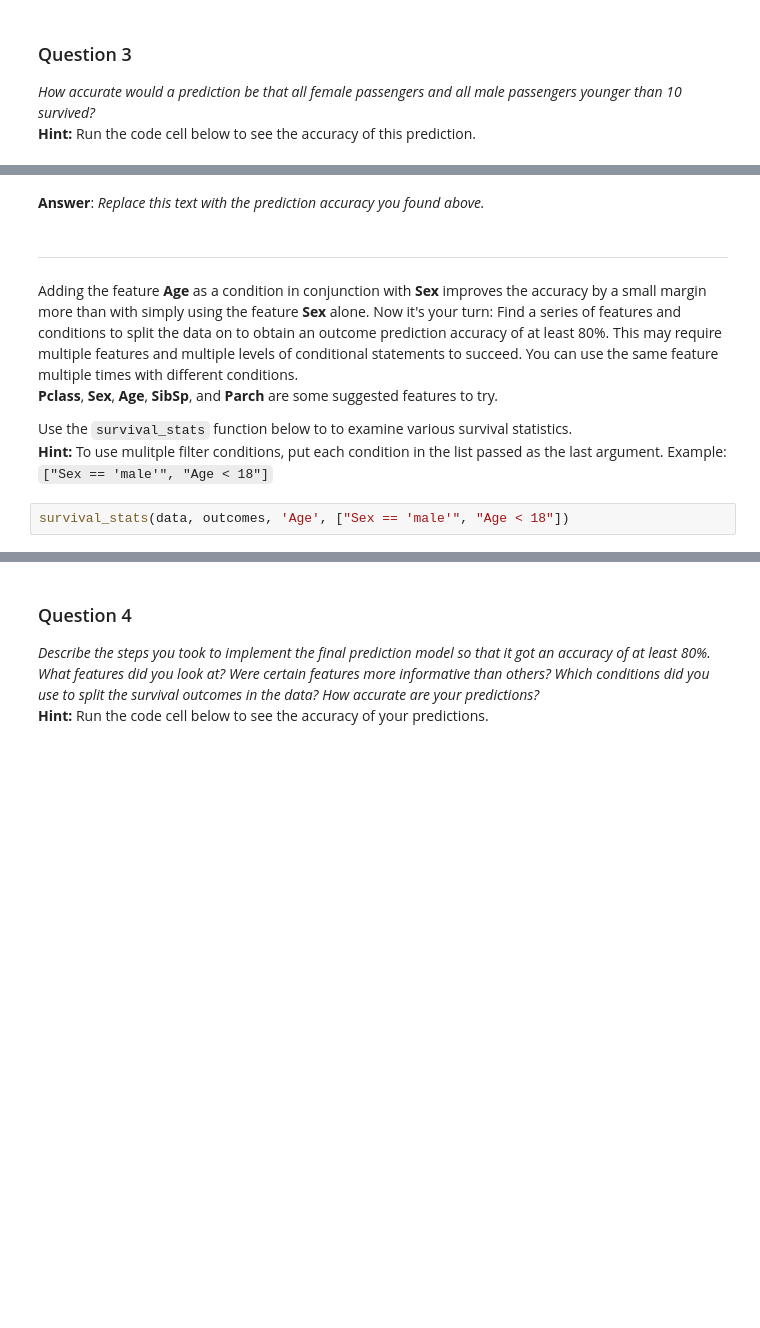
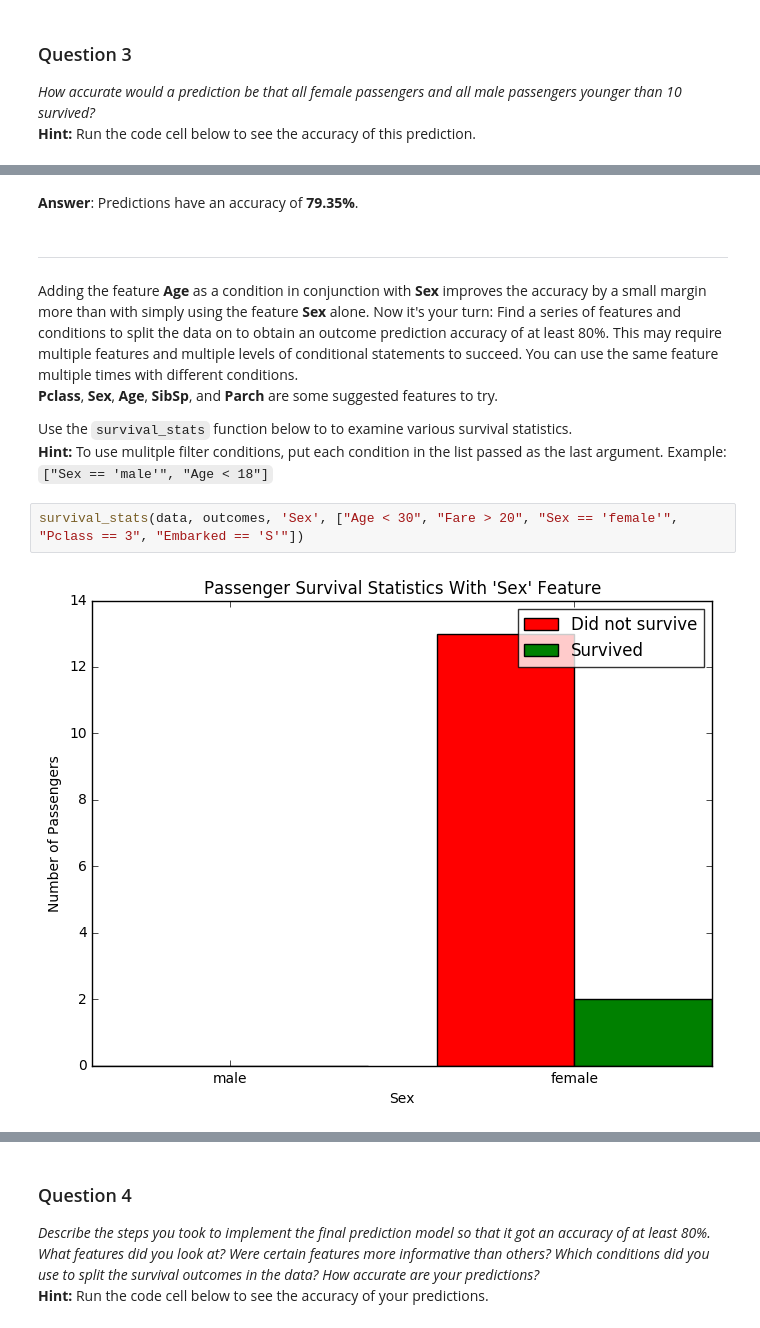
Before and after one commit to skamkar/das-boot-von-deth, a Jupyter notebook: titanic_survival_exploration.ipynb, the cells around one changed output, grey strips where cells are left out. Saved outputs shown, nothing was run; the diff lists cells and outputs as text; blank space fills up the shorter version.

Commit message:
Accuracy rate above 80% with primitive feature selection

```diff
--- a/titanic_survival_exploration.ipynb
+++ b/titanic_survival_exploration.ipynb
@@ -172,13 +207,16 @@ print accuracy_score(outcomes, predictions)
-# %% [markdown]
-**Answer**: *Replace this text with the prediction accuracy you found above.*
+# %% [markdown]
+**Answer**: Predictions have an accuracy of **79.35%**.
 # %% [markdown]
 ***
 Adding the feature **Age** as a condition in conjunction with **Sex** improves the accuracy by a small margin more than with simply using the feature **Sex** alone. Now it's your turn: Find a series of features and conditions to split the data on to obtain an outcome prediction accuracy of at least 80%. This may require multiple features and multiple levels of conditional statements to succeed. You can use the same feature multiple times with different conditions.
 **Pclass**, **Sex**, **Age**, **SibSp**, and **Parch** are some suggested features to try.
 
 Use the `survival_stats` function below to to examine various survival statistics.
-**Hint:** To use mulitple filter conditions, put each condition in the list passed as the last argument. Example: `["Sex == 'male'", "Age < 18"]`
+**Hint:** To use mulitple filter conditions, put each condition in the list passed as the last
+argument. Example: `["Sex == 'male'", "Age < 18"]`
 # %%
-survival_stats(data, outcomes, 'Age', ["Sex == 'male'", "Age < 18"])
+survival_stats(data, outcomes, 'Sex', ["Age < 30", "Fare > 20", "Sex == 'female'", "Pclass == 3", "Embarked == 'S'"])
+# %% [output]
+[figure, added]
 # %% [markdown]
 After exploring the survival statistics visualization, fill in the missing code below so that the function will make your prediction.
```
Also changed, not shown: parts of 22 cells of this notebook, 1 other file.
